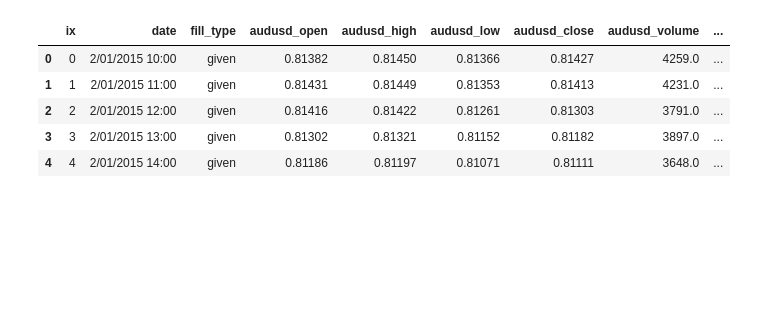
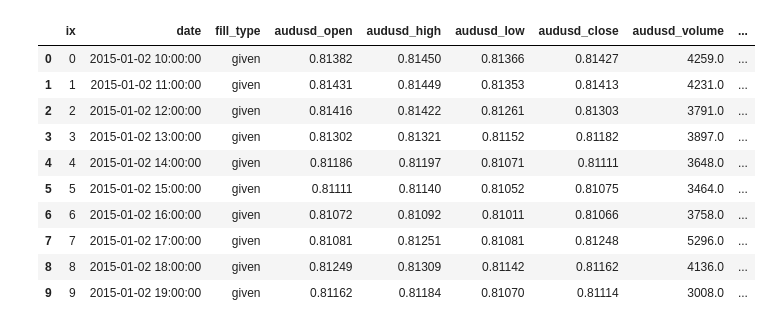
Before and after one commit to the-ml-bull/01_hello_world, a Jupyter notebook: 01_hello_world.ipynb, the cells around one changed output. Cells and saved outputs as stored; diff of their text form; code cells hidden in the pictures; blank space fills up the shorter version.

```diff
--- a/01_hello_world.ipynb
+++ b/01_hello_world.ipynb
@@ -2,14 +2,23 @@
 <a href="https://colab.research.google.com/github/the-ml-bull/01_hello_world/blob/main/01_hello_world.ipynb" target="_parent"><img src="https://colab.research.google.com/assets/colab-badge.svg" alt="Open In Colab"/></a>
 # %%
 import pandas as pd
+from datetime import datetime
 
 url = 'https://raw.githubusercontent.com/the-ml-bull/01_hello_world/main/Fx60.csv'
-df = pd.read_csv(url)
-df.head()
+dateparse = lambda x: datetime.strptime(x, '%d/%m/%Y %H:%M')
+
+df = pd.read_csv(url, parse_dates=['date'], date_parser=dateparse)
+
+df.head(n=10)
 # %% [output]
 |  | ix | date | fill_type | audusd_open | audusd_high | audusd_low | audusd_close | audusd_volume | ... |
-| 0 | 0 | 2/01/2015 10:00 | given | 0.81382 | 0.81450 | 0.81366 | 0.81427 | 4259.0 | ... |
-| 1 | 1 | 2/01/2015 11:00 | given | 0.81431 | 0.81449 | 0.81353 | 0.81413 | 4231.0 | ... |
-| 2 | 2 | 2/01/2015 12:00 | given | 0.81416 | 0.81422 | 0.81261 | 0.81303 | 3791.0 | ... |
-| 3 | 3 | 2/01/2015 13:00 | given | 0.81302 | 0.81321 | 0.81152 | 0.81182 | 3897.0 | ... |
-| 4 | 4 | 2/01/2015 14:00 | given | 0.81186 | 0.81197 | 0.81071 | 0.81111 | 3648.0 | ... |
+| 0 | 0 | 2015-01-02 10:00:00 | given | 0.81382 | 0.81450 | 0.81366 | 0.81427 | 4259.0 | ... |
+| 1 | 1 | 2015-01-02 11:00:00 | given | 0.81431 | 0.81449 | 0.81353 | 0.81413 | 4231.0 | ... |
+| 2 | 2 | 2015-01-02 12:00:00 | given | 0.81416 | 0.81422 | 0.81261 | 0.81303 | 3791.0 | ... |
+| 3 | 3 | 2015-01-02 13:00:00 | given | 0.81302 | 0.81321 | 0.81152 | 0.81182 | 3897.0 | ... |
+| 4 | 4 | 2015-01-02 14:00:00 | given | 0.81186 | 0.81197 | 0.81071 | 0.81111 | 3648.0 | ... |
+| 5 | 5 | 2015-01-02 15:00:00 | given | 0.81111 | 0.81140 | 0.81052 | 0.81075 | 3464.0 | ... |
+| 6 | 6 | 2015-01-02 16:00:00 | given | 0.81072 | 0.81092 | 0.81011 | 0.81066 | 3758.0 | ... |
+| 7 | 7 | 2015-01-02 17:00:00 | given | 0.81081 | 0.81251 | 0.81081 | 0.81248 | 5296.0 | ... |
+| 8 | 8 | 2015-01-02 18:00:00 | given | 0.81249 | 0.81309 | 0.81142 | 0.81162 | 4136.0 | ... |
+| 9 | 9 | 2015-01-02 19:00:00 | given | 0.81162 | 0.81184 | 0.81070 | 0.81114 | 3008.0 | ... |
```
Also changed, not shown: parts of 6 cells of this notebook.
